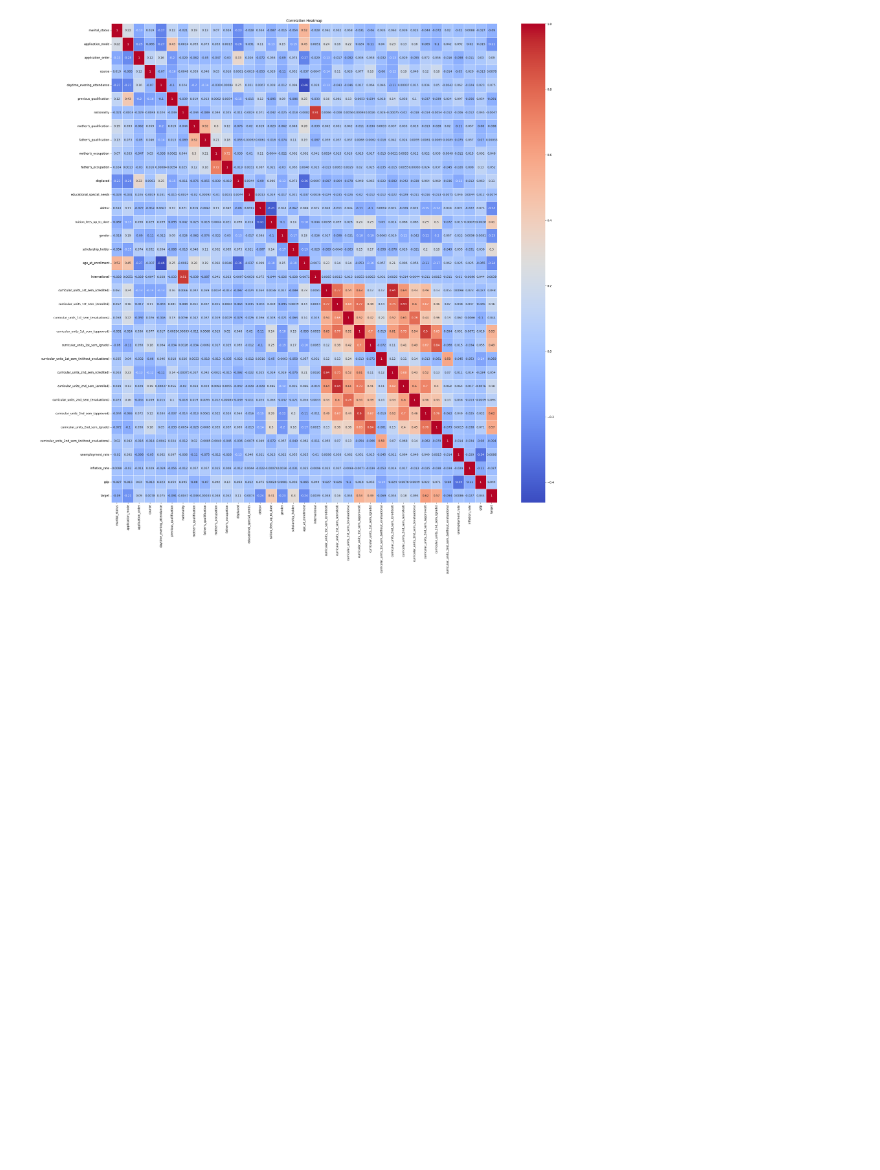
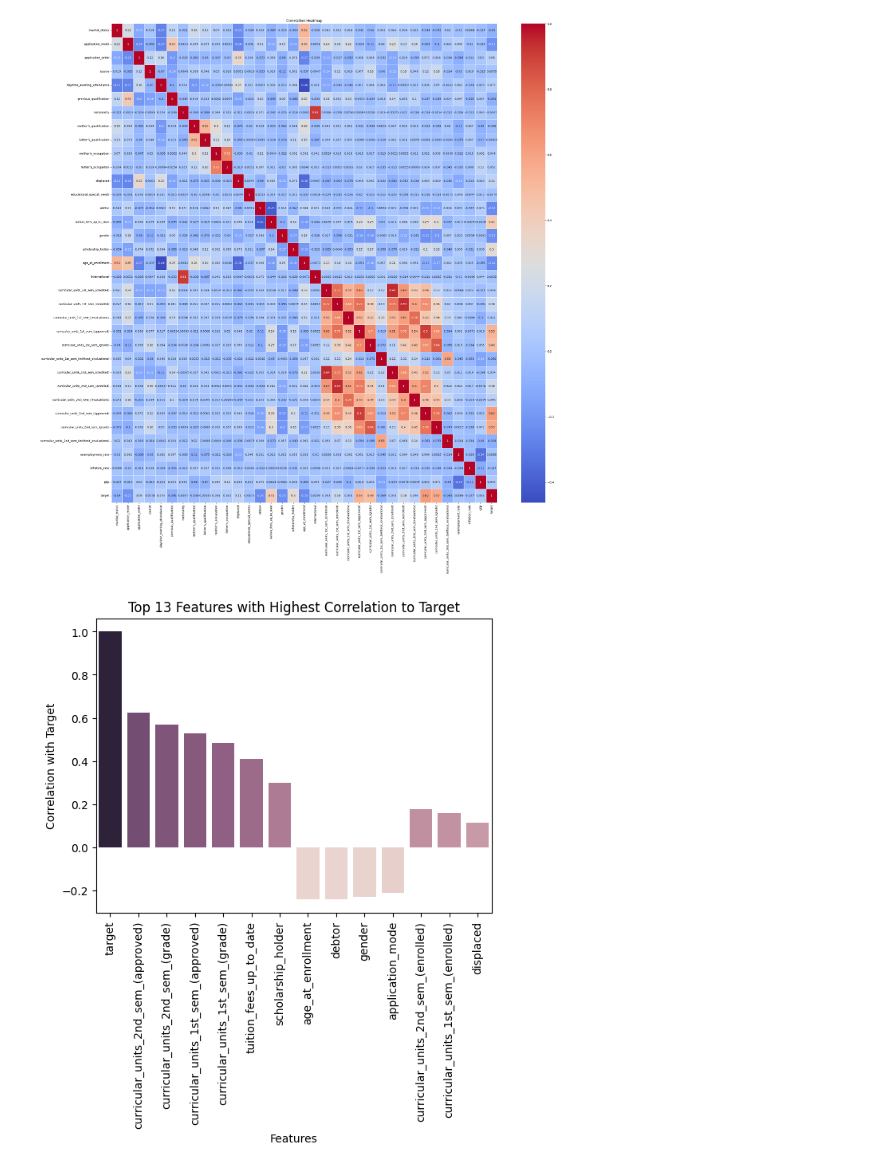
Before and after one commit to ranga4all1/student-dropout-and-success-prediction, a Jupyter notebook: notebooks/notebook.ipynb, the cells around one changed output. Drawn from its saved outputs; the diff is of its cells as text; code cells hidden in the pictures; blank space fills up the shorter version.

```diff
--- a/notebooks/notebook.ipynb
+++ b/notebooks/notebook.ipynb
@@ -263,3 +267,18 @@ plt.title('Correlation Heatmap')
 plt.show()
 # %% [output]
 [figure]
+# %%
+# Top features
+correlations = df.corr()['target']
+top_13_features = correlations.abs().nlargest(14).index
+top_13_corr_values = correlations[top_13_features]
+
+# plt.figure(figsize=(10, 11))
+sns.barplot(x=top_13_features, y=top_13_corr_values, hue=top_13_corr_values, legend=None)
+plt.xlabel('Features')
+plt.ylabel('Correlation with Target')
+plt.title('Top 13 Features with Highest Correlation to Target')
+plt.xticks(rotation=90)
+plt.show()
+# %% [output]
+[figure, added]
```
Also changed, not shown: parts of 13 cells of this notebook.
